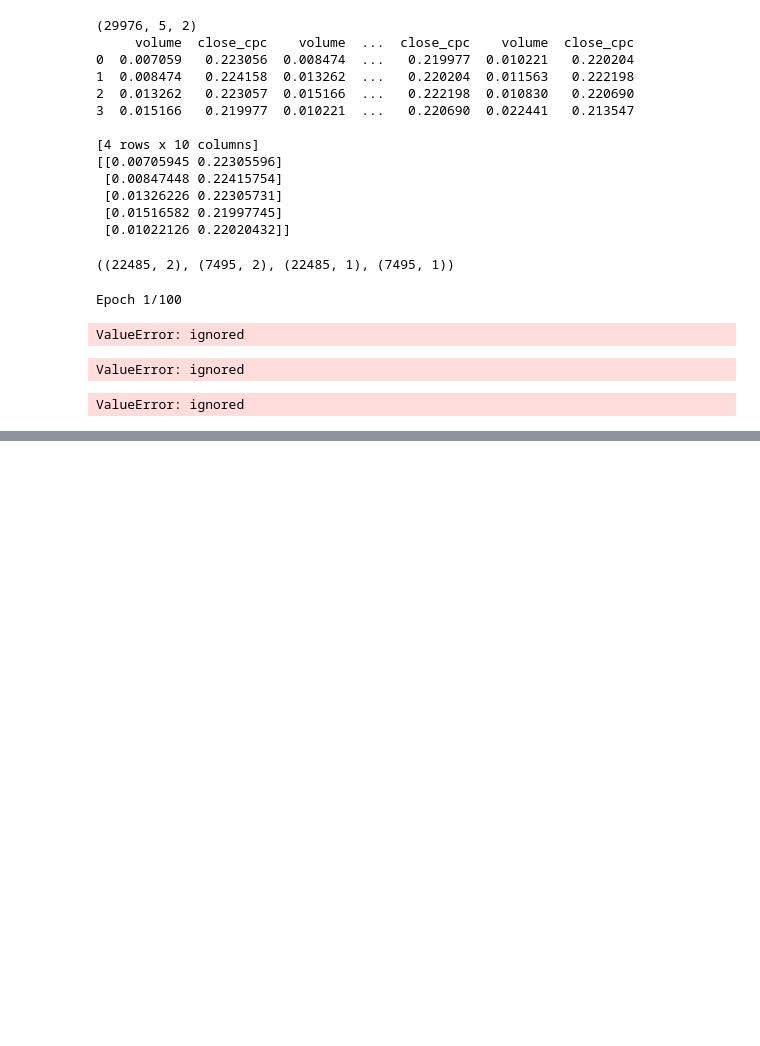
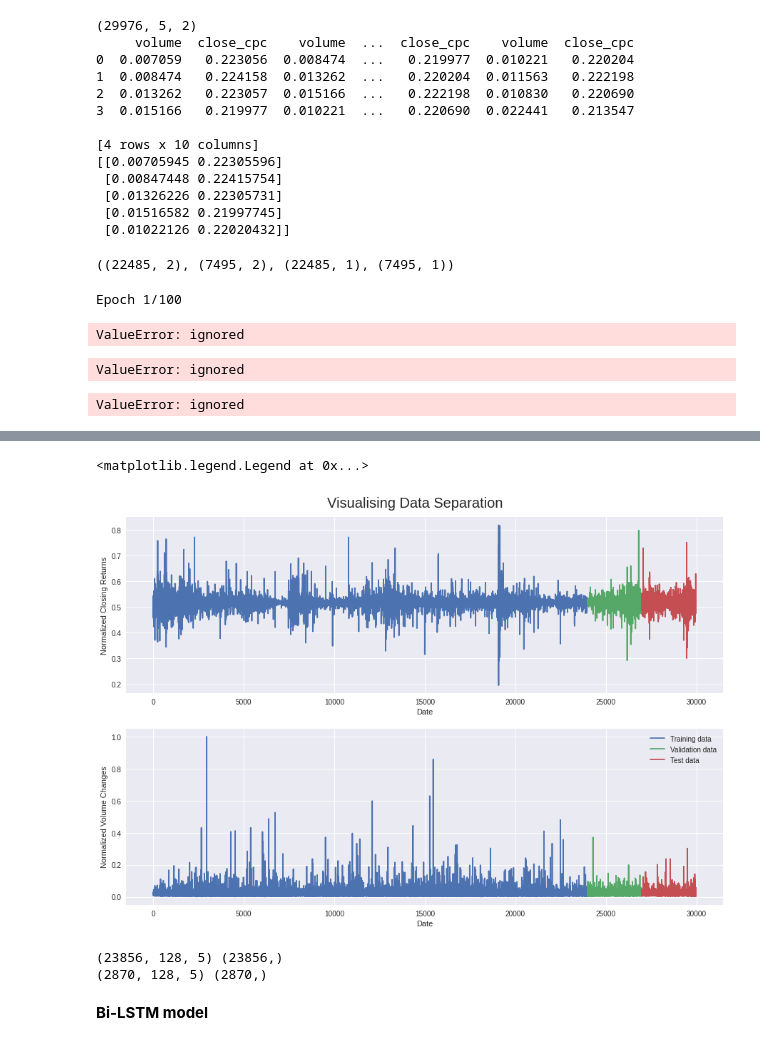
Before and after one commit to whittlem/colabnotebooks, a Jupyter notebook: LearningTradingAI.ipynb, the cells around one changed output, grey strips where cells are left out. Cells and saved outputs as stored; diff of their text form; code cells hidden in the pictures; blank space fills up the shorter version.

```diff
--- a/LearningTradingAI.ipynb
+++ b/LearningTradingAI.ipynb
@@ -272,0 +351,10 @@ ValueError: ignored
+# %%
+# normalize price columns
+min_return = min(df3[['open', 'high', 'low', 'close']].min(axis=0))
+max_return = max(df3[['open', 'high', 'low', 'close']].max(axis=0))
+
+# min-max normalize price columns (0-1 range)
+df3['open'] = (df3['open'] - min_return) / (max_return - min_return)
+df3['high'] = (df3['high'] - min_return) / (max_return - min_return)
+df3['low'] = (df3['low'] - min_return) / (max_return - min_return)
+df3['close'] = (df3['close'] - min_return) / (max_return - min_return)
@@ -272,0 +370,7 @@ ValueError: ignored
+# %%
+# normalize volume column
+min_volume = df3['volume'].min(axis=0)
+max_volume = df3['volume'].max(axis=0)
+
+# min-max normalize volume columns (0-1 range)
+df3['volume'] = (df3['volume'] - min_volume) / (max_volume - min_volume)
@@ -272,0 +421,57 @@ ValueError: ignored
+# %%
+fig = plt.figure(figsize=(15,10))
+st = fig.suptitle("Visualising Data Separation", fontsize=20)
+st.set_y(0.92)
+
+ax1 = fig.add_subplot(211)
+ax1.plot(np.arange(train_data.shape[0]), df3_train['close'], label='Training data')
+
+ax1.plot(np.arange(train_data.shape[0], train_data.shape[0]+val_data.shape[0]), df3_val['close'], label='Validation data')
+
+ax1.plot(np.arange(train_data.shape[0]+val_data.shape[0], train_data.shape[0]+val_data.shape[0]+test_data.shape[0]), df3_test['close'], label='Test data')
+ax1.set_xlabel('Date')
+ax1.set_ylabel('Normalized Closing Returns')
+
+ax2 = fig.add_subplot(212)
+ax2.plot(np.arange(train_data.shape[0]), df3_train['volume'], label='Training data')
+
+ax2.plot(np.arange(train_data.shape[0], train_data.shape[0]+val_data.shape[0]), df3_val['volume'], label='Validation data')
+
+ax2.plot(np.arange(train_data.shape[0]+val_data.shape[0], train_data.shape[0]+val_data.shape[0]+test_data.shape[0]), df3_test['volume'], label='Test data')
+ax2.set_xlabel('Date')
+ax2.set_ylabel('Normalized Volume Changes')
+
+plt.legend(loc='best')
+# %% [output]
+<matplotlib.legend.Legend at 0x...>
+[figure, added]
+# %%
+# hyperparameter
+seq_len = 128
+
+# training data
+X_train, y_train = [], []
+for i in range(seq_len, len(train_data)):
+  X_train.append(train_data[i-seq_len:i]) # window of training data with a length of 128 df-rows
+  y_train.append(train_data[:, 3][i]) # value of 4th column (Close Price) of df-row 128+1
+X_train, y_train = np.array(X_train), np.array(y_train)
+
+# validation data
+X_val, y_val = [], []
+for i in range(seq_len, len(val_data)):
+    X_val.append(val_data[i-seq_len:i])
+    y_val.append(val_data[:, 3][i])
+X_val, y_val = np.array(X_val), np.array(y_val)
+
+# test data
+X_test, y_test = [], []
+for i in range(seq_len, len(test_data)):
+    X_test.append(test_data[i-seq_len:i])
+    y_test.append(test_data[:, 3][i])
+X_test, y_test = np.array(X_test), np.array(y_test)
+
+print(X_train.shape, y_train.shape)
+print(X_val.shape, y_val.shape)
+# %% [output]
+(23856, 128, 5) (23856,)
+(2870, 128, 5) (2870,)
@@ -272,0 +570,2 @@ ValueError: ignored
+# %% [markdown]
+**Bi-LSTM model**
```
Also changed, not shown: parts of 54 cells of this notebook, 5 other files.
